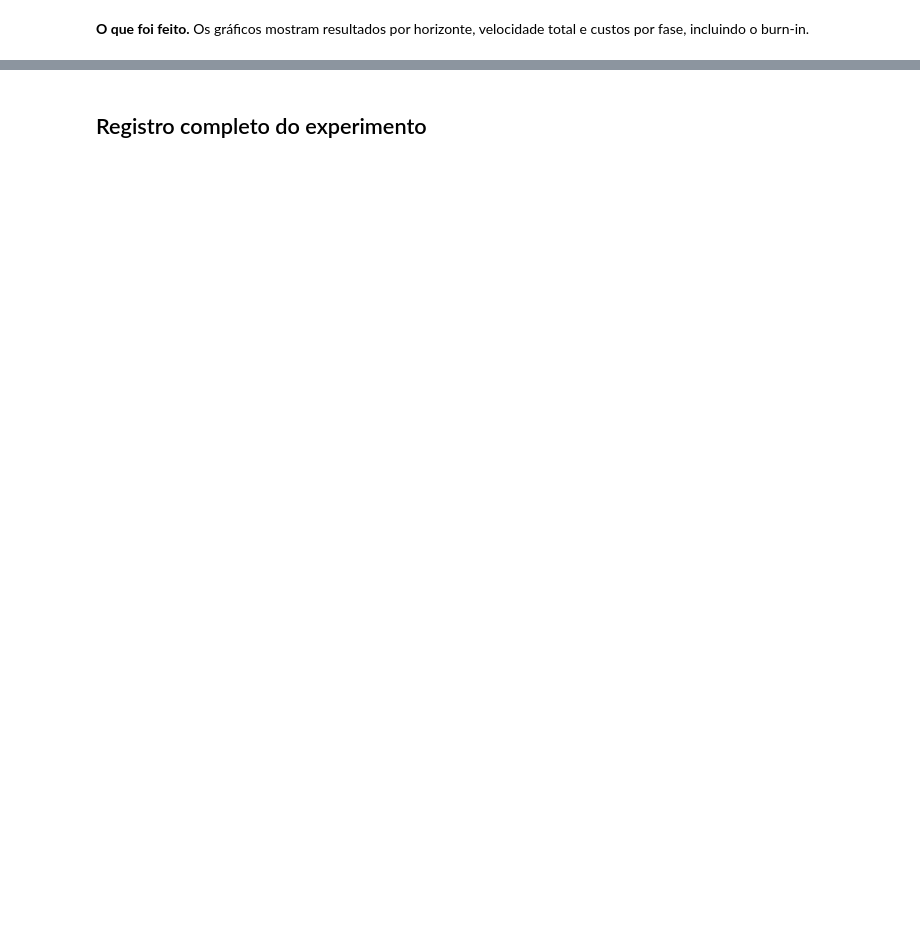
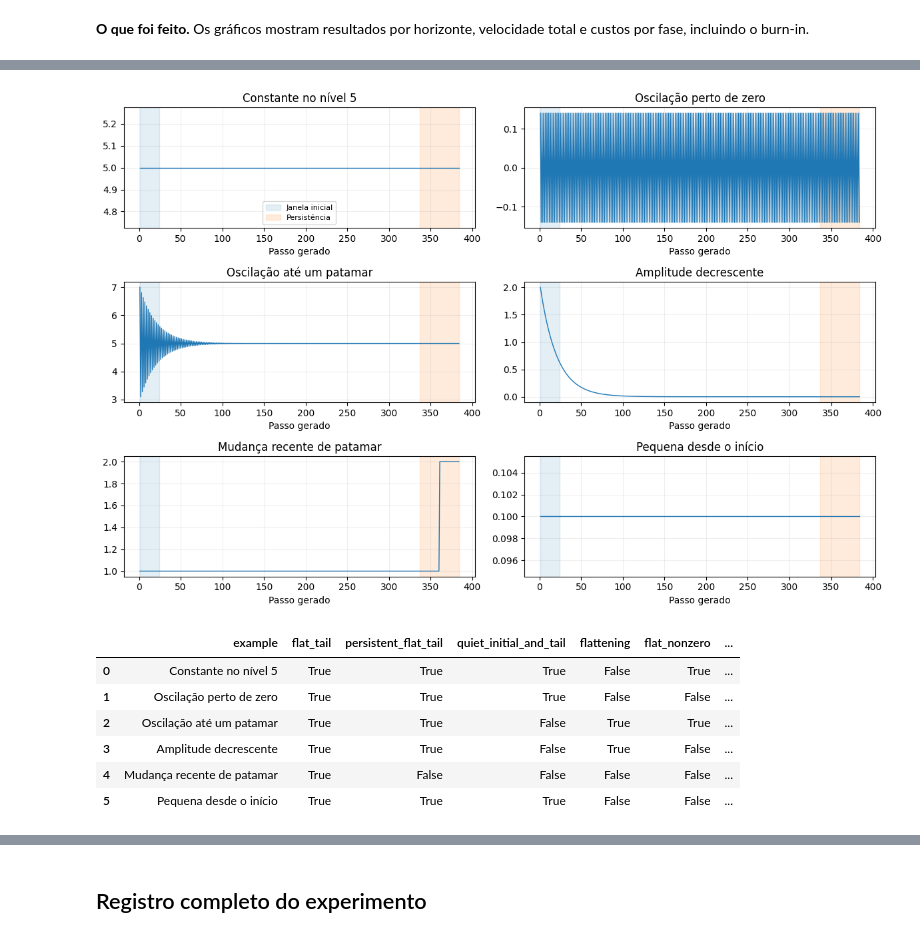
Before and after one commit to MateusWiteck/tsfmxai, a Jupyter notebook: experiments/abstract_syntax_tree/6_stability_methods_tradeoff.ipynb, the cells around one changed output, grey strips where cells are left out. Cells and saved outputs as stored; diff of their text form; code cells hidden in the pictures; blank space fills up the shorter version.

```diff
--- a/experiments/abstract_syntax_tree/6_stability_methods_tradeoff.ipynb
+++ b/experiments/abstract_syntax_tree/6_stability_methods_tradeoff.ipynb
@@ -292,0 +367,35 @@ plt.show()
+# %%
+# Exemplos didáticos determinísticos, separados dos 20.000 casos do benchmark.
+t = np.arange(max(HORIZONS))
+illustrations = {
+    "Constante no nível 5": np.full(t.size, 5.),
+    "Oscilação perto de zero": .14 * (-1.)**t,
+    "Oscilação até um patamar": 5. + 2. * np.exp(-t / 20.) * (-1.)**t,
+    "Amplitude decrescente": 2. * np.exp(-t / 20.),
+    "Mudança recente de patamar": np.where(t < t.size - 24, 1., 2.),
+    "Pequena desde o início": np.full(t.size, .1),
+}
+demo_rows = []
+fig, axes = plt.subplots(3, 2, figsize=(12, 8))
+for axis, (name, values) in zip(axes.flat, illustrations.items()):
+    stats = measure_tail_prefixes(values, DIAGNOSTIC_CONFIG, TAIL_CONFIG)[-1]
+    labels = classify_tail_windows(stats, TAIL_CONFIG, near_zero_radius=DIAGNOSTIC_CONFIG.near_zero_radius)
+    demo_rows.append({"example": name, **labels})
+    axis.plot(t + 1, values, linewidth=1)
+    axis.axvspan(1, 24, color="tab:blue", alpha=.12, label="Janela inicial")
+    axis.axvspan(t.size - 47, t.size, color="tab:orange", alpha=.15, label="Persistência")
+    axis.set(title=name, xlabel="Passo gerado")
+    axis.grid(alpha=.2)
+axes[0, 0].legend(fontsize=8)
+fig.tight_layout()
+plt.show()
+display(pd.DataFrame(demo_rows))
+# %% [output]
+[figure, added]
+|  | example | flat_tail | persistent_flat_tail | quiet_initial_and_tail | flattening | flat_nonzero | ... |
+| 0 | Constante no nível 5 | True | True | True | False | True | ... |
+| 1 | Oscilação perto de zero | True | True | True | False | False | ... |
+| 2 | Oscilação até um patamar | True | True | False | True | True | ... |
+| 3 | Amplitude decrescente | True | True | False | True | False | ... |
+| 4 | Mudança recente de patamar | True | False | False | False | False | ... |
+| 5 | Pequena desde o início | True | True | True | False | False | ... |
```
Also changed, not shown: parts of 21 cells of this notebook, 17 other files.
